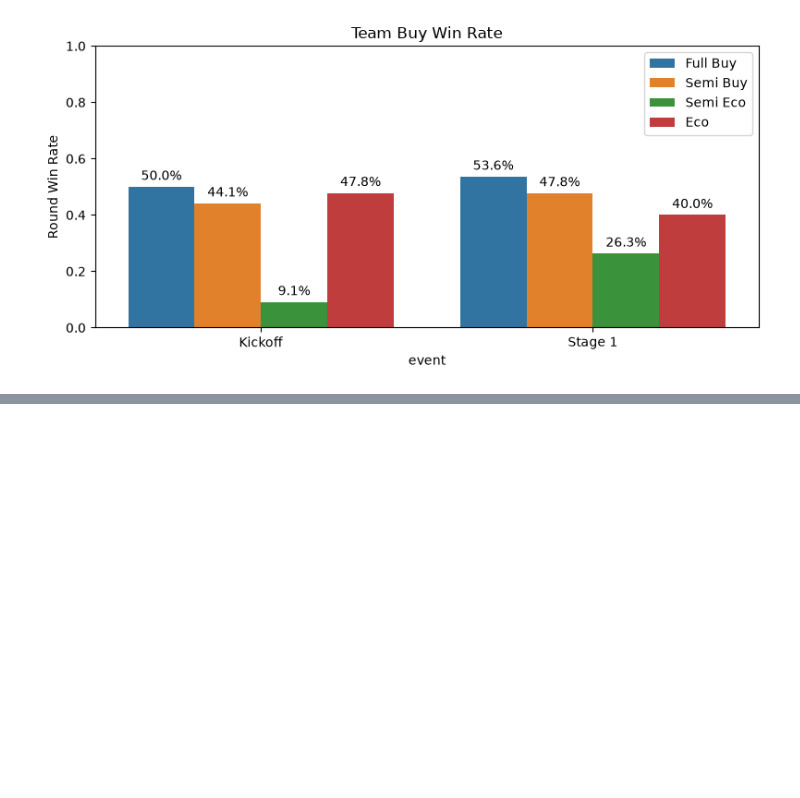
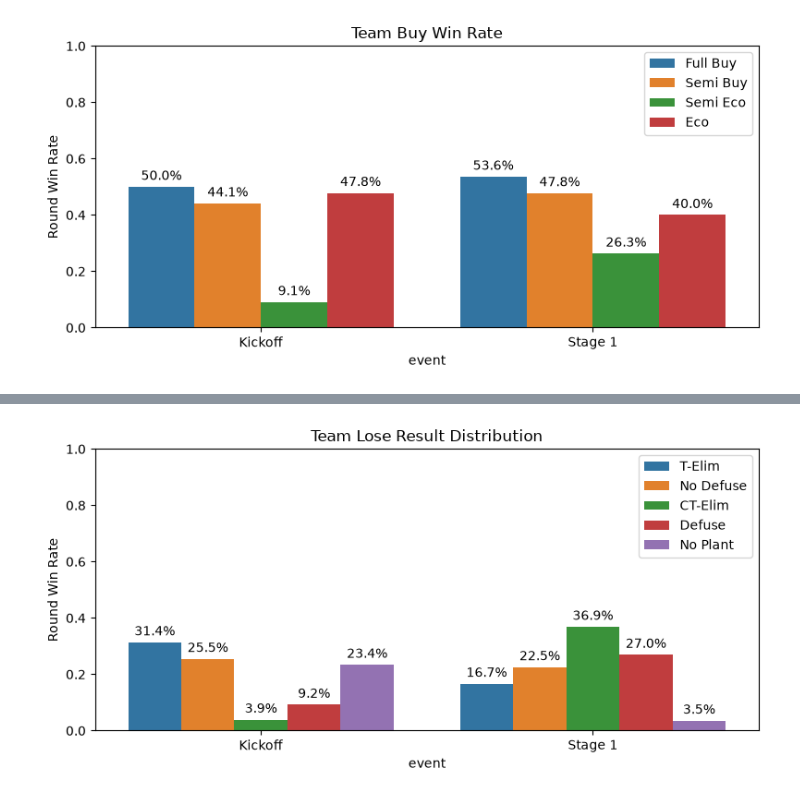
Before and after one commit to reeantran/sentinels_data_analysis, a Jupyter notebook: analysis.ipynb, the cells around one changed output, grey strips where cells are left out. Drawn from its saved outputs; the diff is of its cells as text; code cells hidden in the pictures; blank space fills up the shorter version.

```diff
--- a/analysis.ipynb
+++ b/analysis.ipynb
@@ -1365,0 +1369,47 @@ NameError: name 'time_no_defuse_k' is not defined
+# %%
+overall_k_l = overall_k[(overall_k['round_win'] == 0)]
+overall_s1_l = overall_s1[(overall_s1['round_win'] == 0)]
+
+t_elim_k = overall_k_l[(overall_k_l['round_result'] == 't_elim')]
+time_no_defuse_k = overall_k_l[(overall_k_l['round_result'] == 'time_no_defuse')]
+ct_elim_k = overall_k_l[(overall_k_l['round_result'] == 'ct_elim')]
+defuse_k = overall_k_l[(overall_k_l['round_result'] == 'defuse')]
+time_no_plant_k = overall_k_l[(overall_k_l['round_result'] == 'time_no_plant')]
+
+t_elim_k_r = len(t_elim_k.index) / len(overall_k_l.index)
+time_no_defuse_k_r = len(time_no_defuse_k.index) / len(overall_k_l.index)
+ct_elim_k_r = len(ct_elim_k.index) / len(overall_k_l.index)
+defuse_k_r = len(defuse_k.index) / len(overall_k_l.index)
+time_no_plant_k_r = len(time_no_plant_k.index) / len(overall_k_l.index)
+
+t_elim_s1 = overall_s1_l[(overall_s1_l['round_result'] == 't_elim')]
+time_no_defuse_s1 = overall_s1_l[(overall_s1_l['round_result'] == 'time_no_defuse')]
+ct_elim_s1 = overall_s1_l[(overall_s1_l['round_result'] == 'ct_elim')]
+defuse_s1 = overall_s1_l[(overall_s1_l['round_result'] == 'defuse')]
+time_no_plant_s1 = overall_s1_l[(overall_s1_l['round_result'] == 'time_no_plant')]
+
+t_elim_s1_r = len(t_elim_s1.index) / len(overall_s1_l.index)
+time_no_defuse_s1_r = len(time_no_defuse_s1.index) / len(overall_s1_l.index)
+ct_elim_s1_r = len(ct_elim_s1.index) / len(overall_s1_l.index)
+defuse_s1_r = len(defuse_s1.index) / len(overall_s1_l.index)
+time_no_plant_s1_r = len(time_no_plant_s1.index) / len(overall_s1_l.index)
+
+plot_df = pd.DataFrame({
+    'event': ['Kickoff', 'Stage 1', 'Kickoff', 'Stage 1', 'Kickoff', 'Stage 1', 'Kickoff', 'Stage 1', 'Kickoff', 'Stage 1'],
+    'side': ['T-Elim', 'T-Elim', 'No Defuse', 'No Defuse', 'CT-Elim', 'CT-Elim', 'Defuse', 'Defuse', 'No Plant', 'No Plant'],
+    'rate': [t_elim_k_r, time_no_defuse_k_r, ct_elim_k_r, defuse_k_r, time_no_plant_k_r, t_elim_s1_r, time_no_defuse_s1_r, ct_elim_s1_r, defuse_s1_r, time_no_plant_s1_r]
+})
+
+plt.figure(figsize=(8, 4))
+ax = sns.barplot(data=plot_df, x='event', y='rate', hue='side')
+for container in ax.containers:
+    labels = [f'{v.get_height()*100:.1f}%' for v in container]
+    ax.bar_label(container, labels=labels, padding=3)
+plt.ylabel('Round Win Rate')
+plt.title('Team Lose Result Distribution')
+plt.ylim(0, 1)
+plt.legend(loc='upper right')
+plt.tight_layout()
+plt.show()
+# %% [output]
+[figure, added]
```
Also changed, not shown: parts of 25 cells of this notebook.
